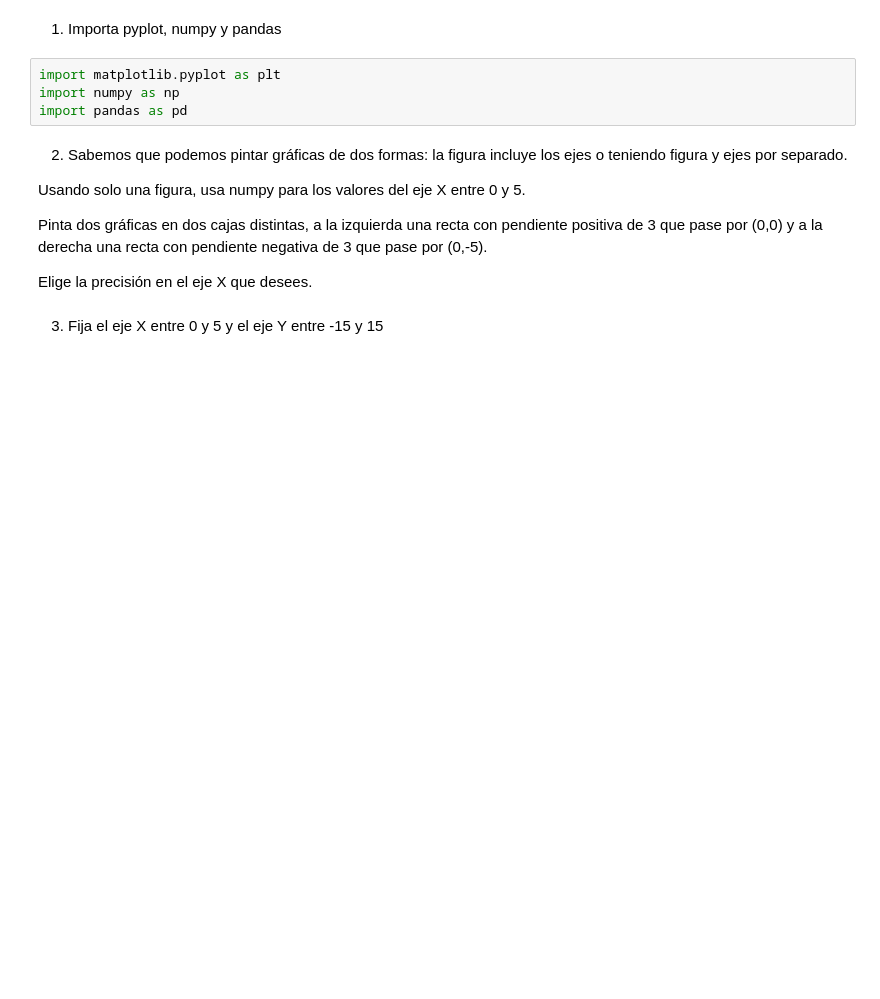
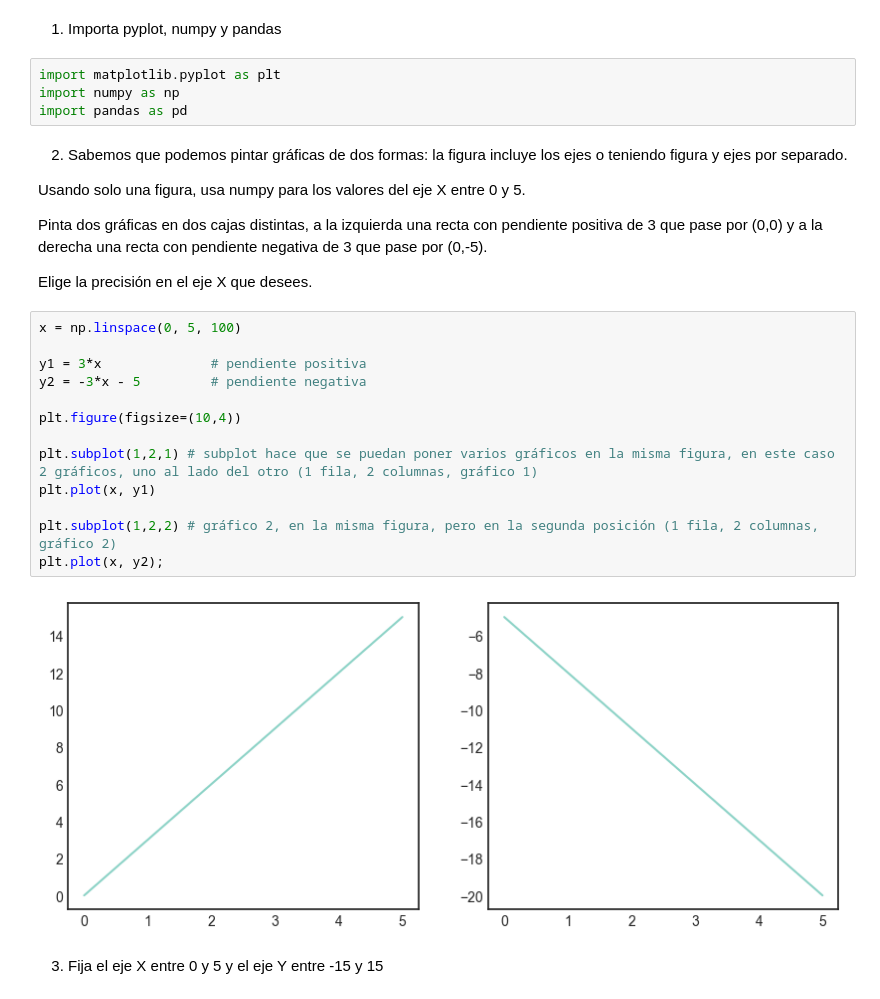
Before and after one commit to fgoiri/2026-02-BILBAO-FT-Data-Science, a Jupyter notebook: 2-Data_Analysis/6-Visualización/1-Matplotlib/ejercicios/ejercicios_Matplotlib_FGO.ipynb, the cells around one changed output. Drawn from its saved outputs; the diff is of its cells as text; blank space fills up the shorter version.

```diff
--- a/2-Data_Analysis/6-Visualización/1-Matplotlib/ejercicios/ejercicios_Matplotlib_FGO.ipynb
+++ b/2-Data_Analysis/6-Visualización/1-Matplotlib/ejercicios/ejercicios_Matplotlib_FGO.ipynb
@@ -14,5 +14,20 @@ Usando solo una figura, usa numpy para los valores del eje X entre 0 y 5.
 Pinta dos gráficas en dos cajas distintas, a la izquierda una recta con pendiente positiva de 3 que pase por (0,0) y a la derecha una recta con pendiente negativa de 3 que pase por (0,-5).
 
 Elige la precisión en el eje X que desees.
+# %%
+x = np.linspace(0, 5, 100)
+
+y1 = 3*x              # pendiente positiva
+y2 = -3*x - 5         # pendiente negativa
+
+plt.figure(figsize=(10,4))
+
+plt.subplot(1,2,1) # subplot hace que se puedan poner varios gráficos en la misma figura, en este caso 2 gráficos, uno al lado del otro (1 fila, 2 columnas, gráfico 1)
+plt.plot(x, y1)
+
+plt.subplot(1,2,2) # gráfico 2, en la misma figura, pero en la segunda posición (1 fila, 2 columnas, gráfico 2)
+plt.plot(x, y2);
+# %% [output]
+[figure, added]
 # %% [markdown]
 3. Fija el eje X entre 0 y 5 y el eje Y entre -15 y 15
```
Also changed, not shown: parts of 19 cells of this notebook, 7 other files.
